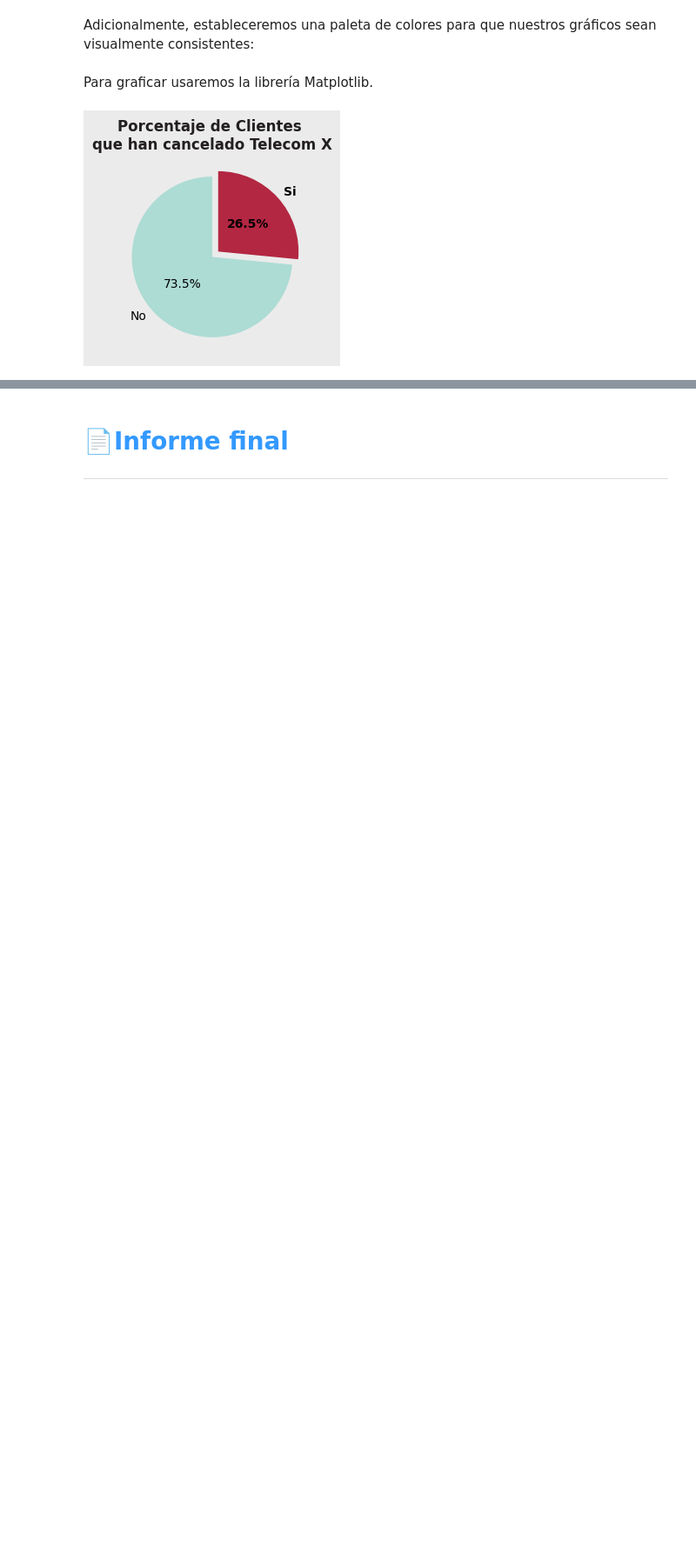
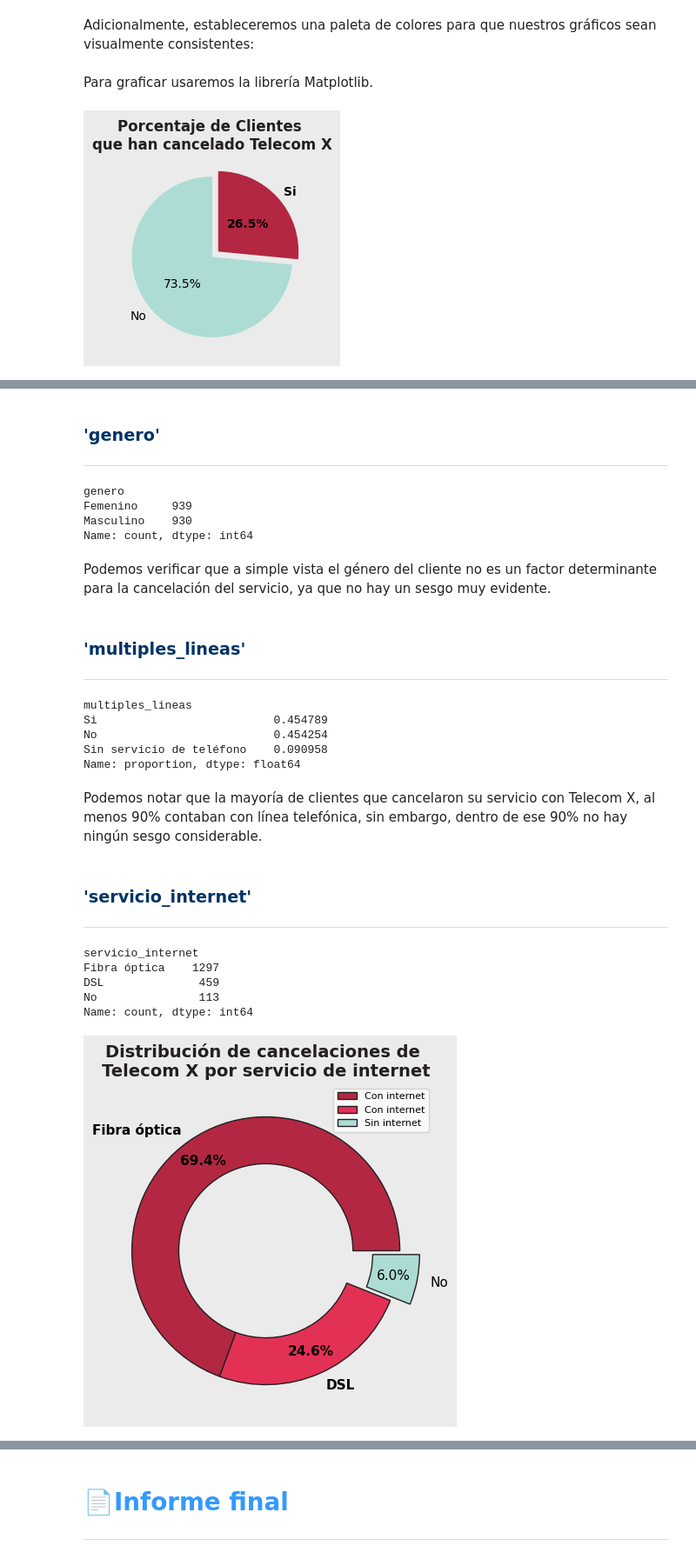
Before and after one commit to carloslozano-rg/challenge-telecom-x, a Jupyter notebook: TelecomX_LATAM.ipynb, the cells around one changed output, grey strips where cells are left out. Shown at 87% size. Cells and saved outputs as stored; diff of their text form; code cells hidden in the pictures; blank space fills up the shorter version.

Commit message:
feat: analizar distribución de cancelación por variables categóricas.

```diff
--- a/TelecomX_LATAM.ipynb
+++ b/TelecomX_LATAM.ipynb
@@ -981,0 +990,4 @@ array(['Femenino', 'Masculino'], dtype=object)
+# %%
+servicio_telefono_registros = {'Yes':'Si', 'No phone service': 'Sin servicio de teléfono'}
+
+telecom_x_estandarizado.multiples_lineas = telecom_x_estandarizado.multiples_lineas.replace(to_replace=servicio_telefono_registros)
@@ -1143,0 +1171,4 @@ distribucion_cancelacion_viz().show();
+# %%
+telecom_x_cancelado = telecom_x_estandarizado[telecom_x_estandarizado['cancelacion'] == 1].drop(columns=['cliente_id', 'cancelacion']).copy().reset_index(drop=True)
+
+telecom_x_cancelado.head()
@@ -1143,0 +1182,56 @@ distribucion_cancelacion_viz().show();
+# %% [markdown]
+### <font color='#003366'>'genero'</font>
+---
+# %%
+telecom_x_cancelado.genero.value_counts()
+# %% [output]
+genero
+Femenino     939
+Masculino    930
+Name: count, dtype: int64
+# %% [markdown]
+Podemos verificar que a simple vista el género del cliente no es un factor determinante para la cancelación del servicio, ya que no hay un sesgo muy evidente.
+# %% [markdown]
+### <font color='#003366'>'multiples_lineas'</font>
+---
+# %%
+telecom_x_cancelado.multiples_lineas.value_counts(normalize=True)
+# %% [output]
+multiples_lineas
+Si                          0.454789
+No                          0.454254
+Sin servicio de teléfono    0.090958
+Name: proportion, dtype: float64
+# %% [markdown]
+Podemos notar que la mayoría de clientes que cancelaron su servicio con Telecom X, al menos 90% contaban con línea telefónica, sin embargo, dentro de ese 90% no hay ningún sesgo considerable.
+# %% [markdown]
+### <font color='#003366'>'servicio_internet'</font>
+---
+# %%
+servicio_internet_df = telecom_x_cancelado.servicio_internet.value_counts()
+servicio_internet_df
+# %% [output]
+servicio_internet
+Fibra óptica    1297
+DSL              459
+No               113
+Name: count, dtype: int64
+# %%
+def servicio_internet_viz():
+    plt.subplots(figsize=(7,5), facecolor=GRIS_1)
+
+    patches, texts, autotexts = plt.pie(x=servicio_internet_df, explode=[0.0, 0.0, 0.15], labels=servicio_internet_df.index, colors=[ROJO_3, ROJO_1, AGUA_1], autopct='%1.1f%%', pctdistance=0.82, labeldistance=1.1, wedgeprops=dict(width=0.35, edgecolor= GRIS_5, linewidth=1), textprops={'fontsize': 11})
+
+    plt.title(label='Distribución de cancelaciones de \nTelecom X por servicio de internet', fontdict={'fontsize':14, 'fontweight': 'bold', 'color': GRIS_5}, loc= 'center')
+
+    texts[0].set_weight('bold')
+    autotexts[0].set_weight('bold')
+    texts[1].set_weight('bold')
+    autotexts[1].set_weight('bold')
+
+    plt.legend(['Con internet', 'Con internet', 'Sin internet'], loc='upper right', fontsize=8)
+
+    return plt
+servicio_internet_viz().show();
+# %% [output]
+[figure, added]
```
Also changed, not shown: parts of 28 cells of this notebook.
